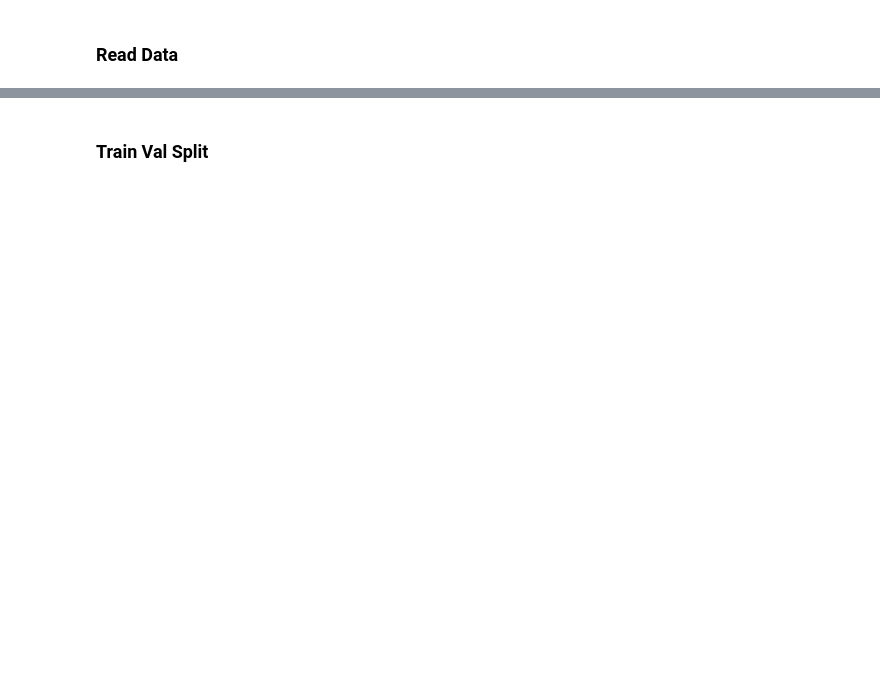
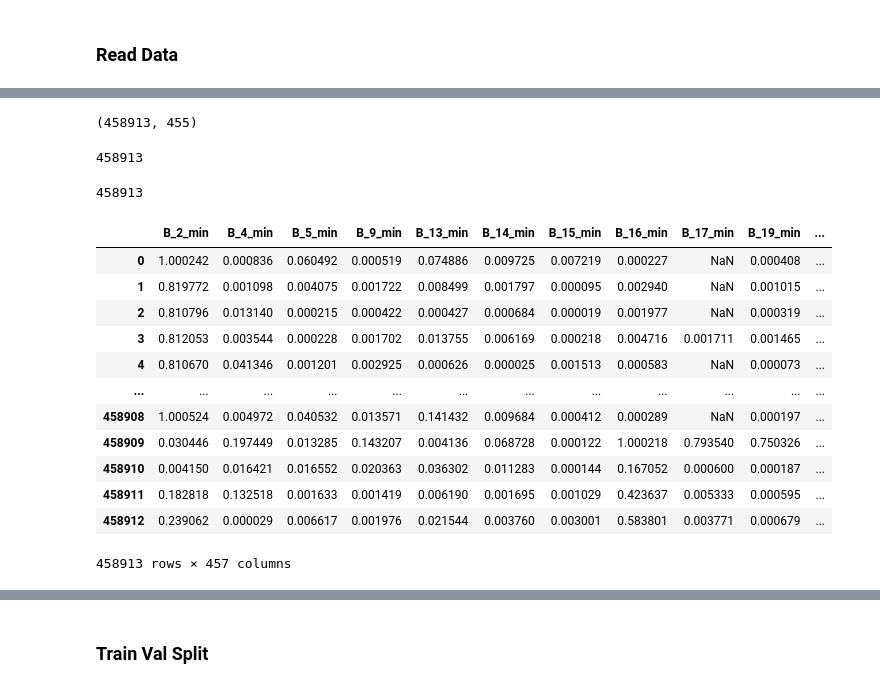
Before and after one commit to waikey-lee/kaggle-amex, a Jupyter notebook: notebooks/lgbm_training.ipynb, the cells around one changed output, grey strips where cells are left out. Drawn from its saved outputs; the diff is of its cells as text; code cells hidden in the pictures; blank space fills up the shorter version.

```diff
--- a/notebooks/lgbm_training.ipynb
+++ b/notebooks/lgbm_training.ipynb
@@ -65,0 +213,18 @@ Index(['customer_ID', 'target'], dtype='object')
+# %%
+full_train = pd.concat(list(X_val_dict.values()))
+full_train.shape
+# %% [output]
+(458913, 455)
+# %%
+full_train_gt = np.concatenate(list(y_val_dict.values()))
+len(full_train_gt)
+# %% [output]
+458913
+# %%
+full_train_scores = np.concatenate(list(y_score_dict.values()))
+len(full_train_scores)
+# %% [output]
+458913
+# %%
+full_train.loc[:, "target"] = full_train_gt
+full_train.loc[:, "score"] = full_train_scores
@@ -65,0 +233,16 @@ Index(['customer_ID', 'target'], dtype='object')
+# %%
+full_train
+# %% [output]
+|  | B_2_min | B_4_min | B_5_min | B_9_min | B_13_min | B_14_min | B_15_min | B_16_min | B_17_min | B_19_min | ... |
+| 0 | 1.000242 | 0.000836 | 0.060492 | 0.000519 | 0.074886 | 0.009725 | 0.007219 | 0.000227 | NaN | 0.000408 | ... |
+| 1 | 0.819772 | 0.001098 | 0.004075 | 0.001722 | 0.008499 | 0.001797 | 0.000095 | 0.002940 | NaN | 0.001015 | ... |
+| 2 | 0.810796 | 0.013140 | 0.000215 | 0.000422 | 0.000427 | 0.000684 | 0.000019 | 0.001977 | NaN | 0.000319 | ... |
+| 3 | 0.812053 | 0.003544 | 0.000228 | 0.001702 | 0.013755 | 0.006169 | 0.000218 | 0.004716 | 0.001711 | 0.001465 | ... |
+| 4 | 0.810670 | 0.041346 | 0.001201 | 0.002925 | 0.000626 | 0.000025 | 0.001513 | 0.000583 | NaN | 0.000073 | ... |
+| ... | ... | ... | ... | ... | ... | ... | ... | ... | ... | ... | ... |
+| 458908 | 1.000524 | 0.004972 | 0.040532 | 0.013571 | 0.141432 | 0.009684 | 0.000412 | 0.000289 | NaN | 0.000197 | ... |
+| 458909 | 0.030446 | 0.197449 | 0.013285 | 0.143207 | 0.004136 | 0.068728 | 0.000122 | 1.000218 | 0.793540 | 0.750326 | ... |
+| 458910 | 0.004150 | 0.016421 | 0.016552 | 0.020363 | 0.036302 | 0.011283 | 0.000144 | 0.167052 | 0.000600 | 0.000187 | ... |
+| 458911 | 0.182818 | 0.132518 | 0.001633 | 0.001419 | 0.006190 | 0.001695 | 0.001029 | 0.423637 | 0.005333 | 0.000595 | ... |
+| 458912 | 0.239062 | 0.000029 | 0.006617 | 0.001976 | 0.021544 | 0.003760 | 0.003001 | 0.583801 | 0.003771 | 0.000679 | ... |
+458913 rows × 457 columns
```
Also changed, not shown: parts of 120 cells of this notebook.
